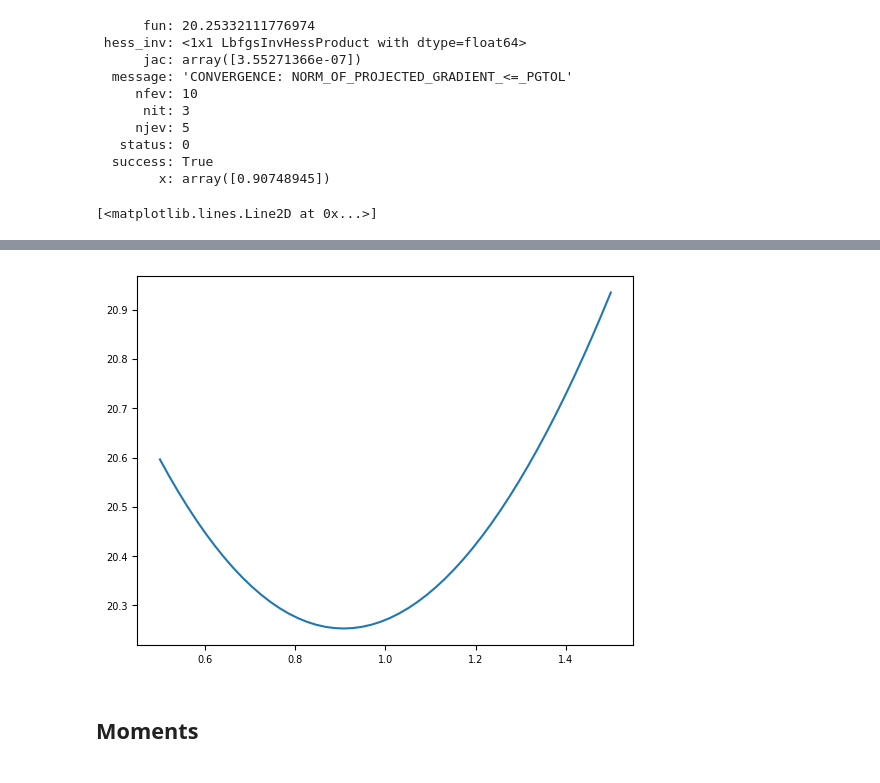
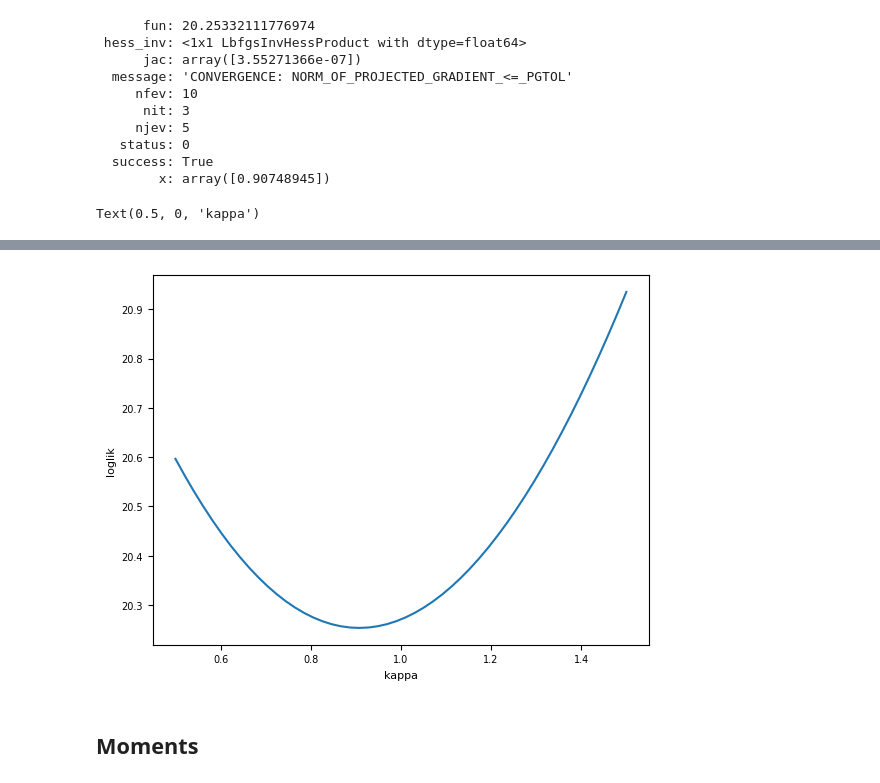
Before and after one commit to enesdilber/URPS_popgen, a Jupyter notebook: notes1.ipynb, the cells around one changed output, grey strips where cells are left out. Cells and saved outputs as stored; diff of their text form; code cells hidden in the pictures.

```diff
--- a/notes1.ipynb
+++ b/notes1.ipynb
@@ -245,7 +252,9 @@ scipy.optimize.minimize(fun=fun, args=X, x0=kappa0, bounds=[[eps, np.inf]])
 kappa_grid = np.linspace(0.5, 1.5)
 loss = [fun(kappa, X) for kappa in kappa_grid]
 plt.plot(kappa_grid, loss)
+plt.ylabel('loglik')
+plt.xlabel('kappa')
 # %% [output]
-[<matplotlib.lines.Line2D at 0x...>]
+Text(0.5, 0, 'kappa')
 WARNING:matplotlib.font_manager:findfont: Font family ['sans-serif'] not found. Falling back to DejaVu Sans.
 WARNING:matplotlib.font_manager:findfont: Generic family 'sans-serif' not found because none of the following families were found: Helvetica
@@ -252,3 +263,3 @@ WARNING:matplotlib.font_manager:findfont: Generic family 'sans-serif' not found
-[figure, old version]
+[figure, new version]
 # %% [markdown]
 ## Moments
```
Also changed, not shown: parts of 8 cells of this notebook.
